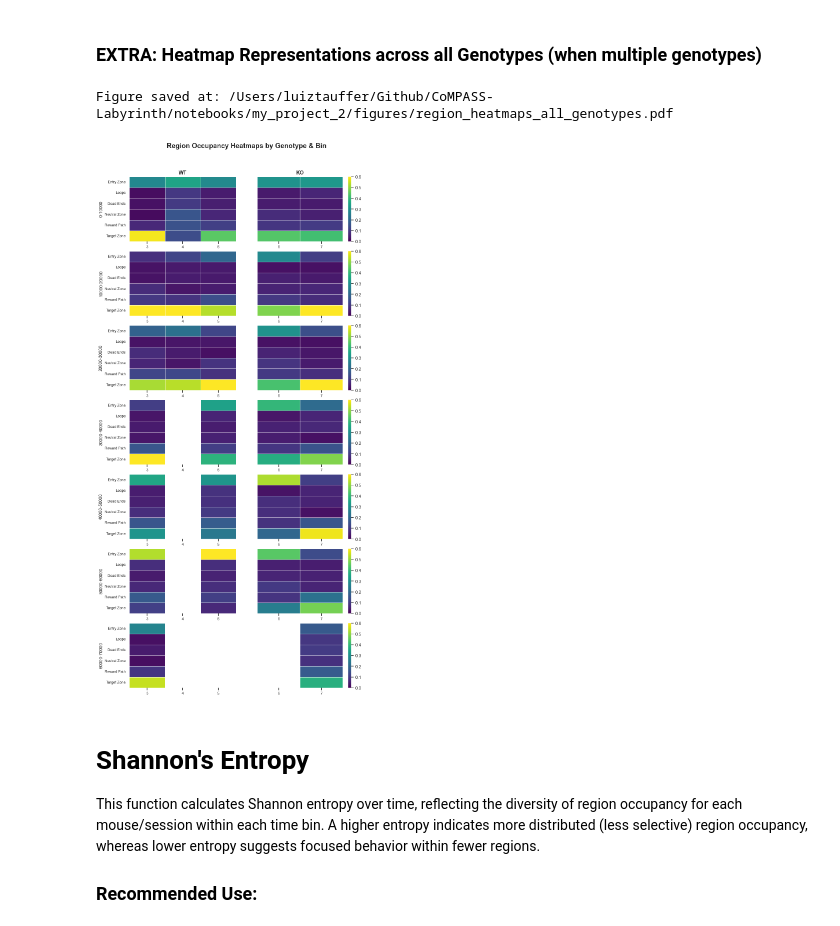
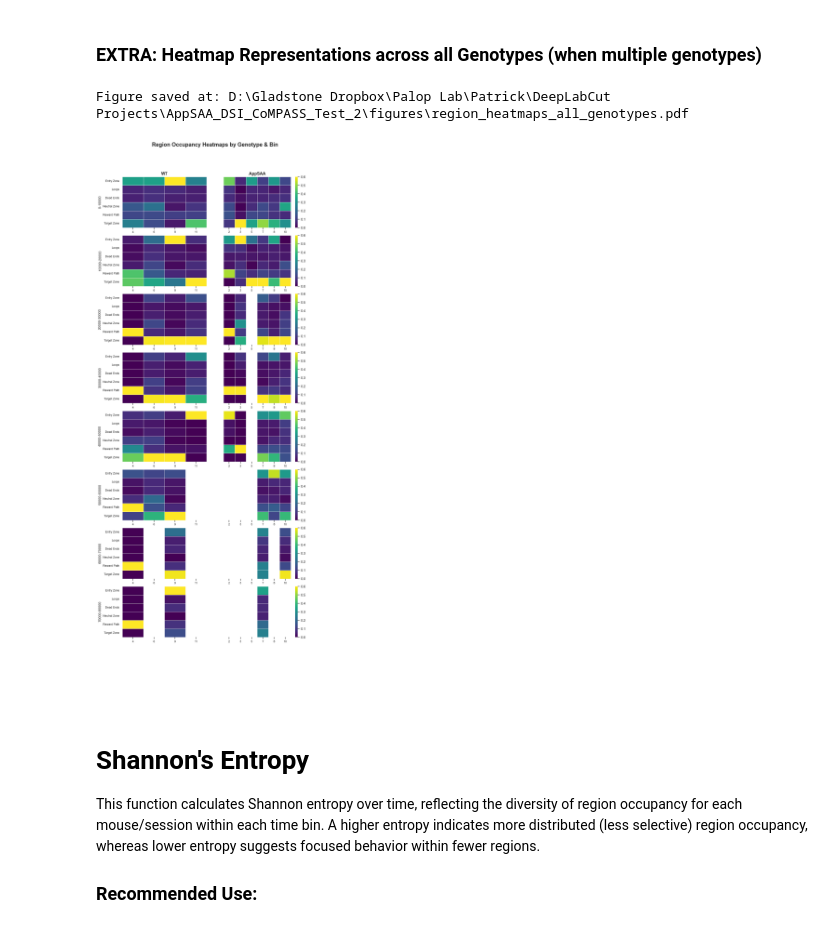
Before and after one commit to CoMPASS-Framework/CoMPASS-Labyrinth, a Jupyter notebook: tutorials/02_task_performance_analysis.ipynb, the cells around one changed output. Drawn from its saved outputs; the diff is of its cells as text; code cells hidden in the pictures.

```diff
--- a/tutorials/02_task_performance_analysis.ipynb
+++ b/tutorials/02_task_performance_analysis.ipynb
@@ -58,0 +28,10 @@ config
+# %%
+from pathlib import Path
+import pandas as pd
+from compass_labyrinth import load_project
+
+
+project_path = Path(r'D:\Gladstone Dropbox\Palop Lab\Patrick\DeepLabCut Projects\AppSAA_DSI_CoMPASS_Test_2')
+
+config, cohort_metadata = load_project(project_path=project_path)
+config
@@ -184,8 +187,8 @@ plot_target_usage_vs_frames(
 df_all_csv = exclude_low_performing_sessions(
     df=df_all_csv,
     summary_df=region_summary,
-    usage_threshold=0.4,
-    min_frames=30000,
+    usage_threshold=None, # None: interactive thresholding
+    min_frames=None, # None: interactive thresholding
 )
 
 # Step 6: Replot the target usage v/s frames plot with the excluded sessions 'X' out
@@ -291,31 +294,31 @@ Figure saved at: /Users/luiztauffer/Github/CoMPASS-Labyrinth/notebooks/my_projec
 # %%
 from compass_labyrinth.behavior.behavior_metrics.task_performance_analysis import plot_region_heatmaps_all_genotypes
 
 
 # Set these values
-included_genotypes = ["WT", "KO"]  # add more genotypes
+included_genotypes = ["WT", "AppSAA"]  # add more genotypes
 LOWER_LIMIT = 0              # lower limit for bins
 BIN_SIZE = 10000             # bin size for the heatmap plot
 VMAX = 0.6                   # Max. range on colorbar
 
 UPPER_LIMIT = get_max_session_row_bracket(df_all_csv) # upper limit for bins
 
 plot_region_heatmaps_all_genotypes(
     config=config,
     pivot_dict=pivot_dict,
     df_all_csv=df_all_csv,
     lower_lim=LOWER_LIMIT,
     upper_lim=UPPER_LIMIT,
     difference=BIN_SIZE,
     included_genotypes=included_genotypes,
     spacing_w=0.2,
     spacing_h=0.15,
     show_colorbar=True,
     vmax=VMAX
 )
 # %% [output]
-Figure saved at: /Users/luiztauffer/Github/CoMPASS-Labyrinth/notebooks/my_project_2/figures/region_heatmaps_all_genotypes.pdf
+Figure saved at: D:\Gladstone Dropbox\Palop Lab\Patrick\DeepLabCut Projects\AppSAA_DSI_CoMPASS_Test_2\figures\region_heatmaps_all_genotypes.pdf
-[figure, old version]
+[figure, new version]
 # %% [markdown]
 # Shannon's Entropy
 
```
Also changed, not shown: parts of 22 cells of this notebook, 13 other files.
